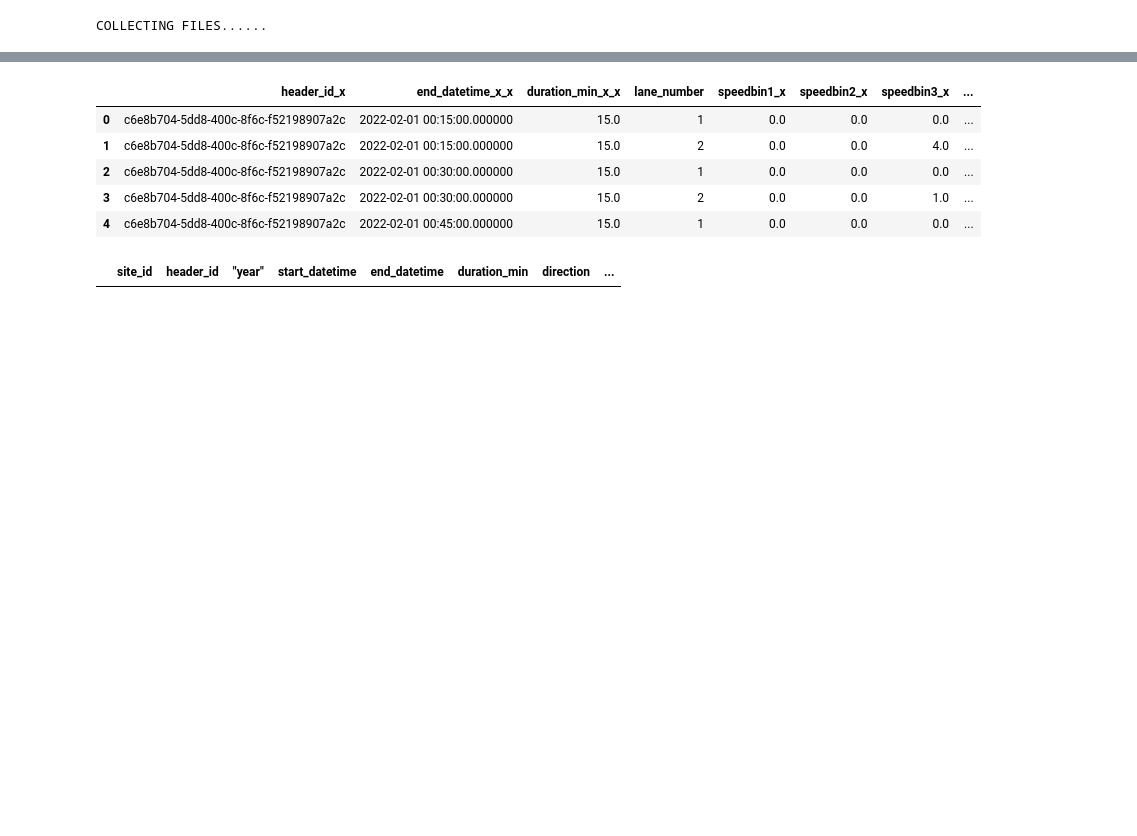
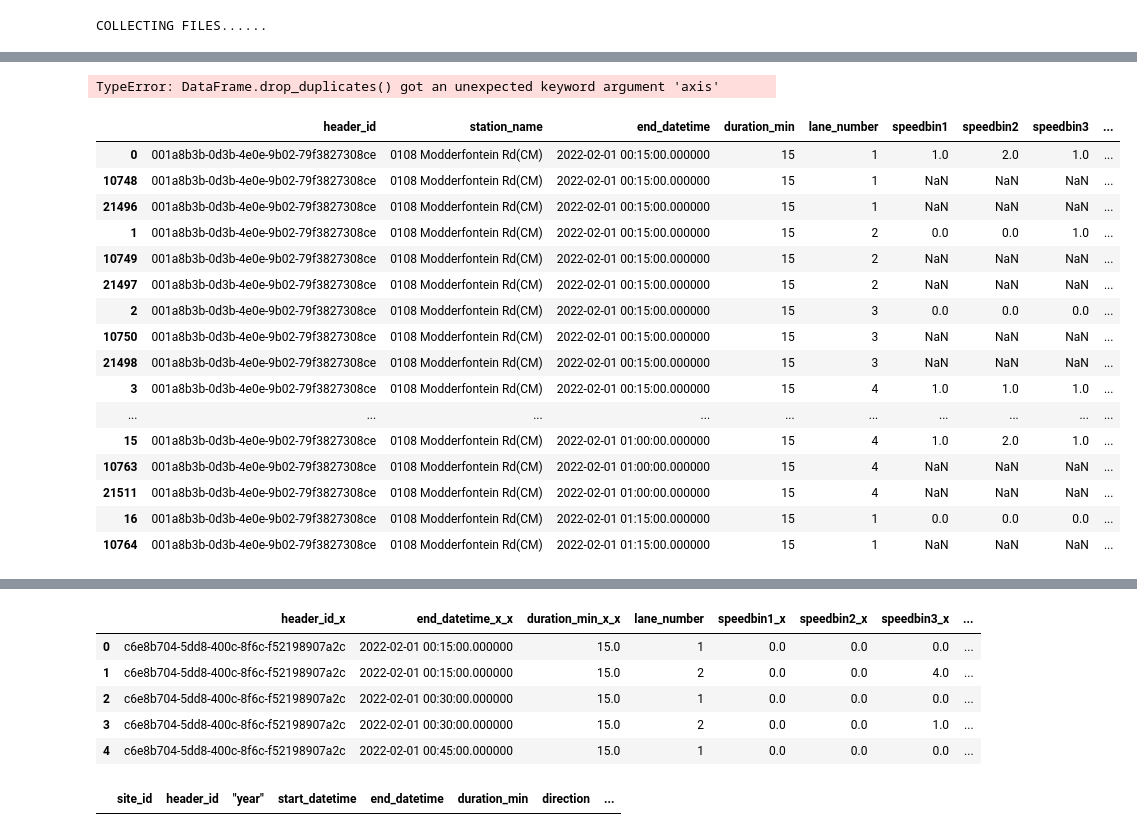
Before and after one commit to brandtosaurus/traffic_electronic_count_ETL, a Jupyter notebook: test.ipynb, the cells around one changed output, grey strips where cells are left out. Cells and saved outputs as stored; diff of their text form; code cells hidden in the pictures; blank space fills up the shorter version.

```diff
--- a/test.ipynb
+++ b/test.ipynb
@@ -127,2 +296,26 @@ data2 = pd.concat([data2.set_index(["site_id", "start_datetime", "lane_number"],
+# %%
+data2.drop_duplicates(axis=1)
+# %% [output]
+TypeError: DataFrame.drop_duplicates() got an unexpected keyword argument 'axis'
+# %%
+data2.sort_values(["site_id", "start_datetime", "lane_number"]).head(50)
+# %% [output]
+|  | header_id | station_name | end_datetime | duration_min | lane_number | speedbin1 | speedbin2 | speedbin3 | ... |
+| 0 | 001a8b3b-0d3b-4e0e-9b02-79f3827308ce | 0108 Modderfontein Rd(CM) | 2022-02-01 00:15:00.000000 | 15 | 1 | 1.0 | 2.0 | 1.0 | ... |
+| 10748 | 001a8b3b-0d3b-4e0e-9b02-79f3827308ce | 0108 Modderfontein Rd(CM) | 2022-02-01 00:15:00.000000 | 15 | 1 | NaN | NaN | NaN | ... |
+| 21496 | 001a8b3b-0d3b-4e0e-9b02-79f3827308ce | 0108 Modderfontein Rd(CM) | 2022-02-01 00:15:00.000000 | 15 | 1 | NaN | NaN | NaN | ... |
+| 1 | 001a8b3b-0d3b-4e0e-9b02-79f3827308ce | 0108 Modderfontein Rd(CM) | 2022-02-01 00:15:00.000000 | 15 | 2 | 0.0 | 0.0 | 1.0 | ... |
+| 10749 | 001a8b3b-0d3b-4e0e-9b02-79f3827308ce | 0108 Modderfontein Rd(CM) | 2022-02-01 00:15:00.000000 | 15 | 2 | NaN | NaN | NaN | ... |
+| 21497 | 001a8b3b-0d3b-4e0e-9b02-79f3827308ce | 0108 Modderfontein Rd(CM) | 2022-02-01 00:15:00.000000 | 15 | 2 | NaN | NaN | NaN | ... |
+| 2 | 001a8b3b-0d3b-4e0e-9b02-79f3827308ce | 0108 Modderfontein Rd(CM) | 2022-02-01 00:15:00.000000 | 15 | 3 | 0.0 | 0.0 | 0.0 | ... |
+| 10750 | 001a8b3b-0d3b-4e0e-9b02-79f3827308ce | 0108 Modderfontein Rd(CM) | 2022-02-01 00:15:00.000000 | 15 | 3 | NaN | NaN | NaN | ... |
+| 21498 | 001a8b3b-0d3b-4e0e-9b02-79f3827308ce | 0108 Modderfontein Rd(CM) | 2022-02-01 00:15:00.000000 | 15 | 3 | NaN | NaN | NaN | ... |
+| 3 | 001a8b3b-0d3b-4e0e-9b02-79f3827308ce | 0108 Modderfontein Rd(CM) | 2022-02-01 00:15:00.000000 | 15 | 4 | 1.0 | 1.0 | 1.0 | ... |
+| ... | ... | ... | ... | ... | ... | ... | ... | ... | ... |
+| 15 | 001a8b3b-0d3b-4e0e-9b02-79f3827308ce | 0108 Modderfontein Rd(CM) | 2022-02-01 01:00:00.000000 | 15 | 4 | 1.0 | 2.0 | 1.0 | ... |
+| 10763 | 001a8b3b-0d3b-4e0e-9b02-79f3827308ce | 0108 Modderfontein Rd(CM) | 2022-02-01 01:00:00.000000 | 15 | 4 | NaN | NaN | NaN | ... |
+| 21511 | 001a8b3b-0d3b-4e0e-9b02-79f3827308ce | 0108 Modderfontein Rd(CM) | 2022-02-01 01:00:00.000000 | 15 | 4 | NaN | NaN | NaN | ... |
+| 16 | 001a8b3b-0d3b-4e0e-9b02-79f3827308ce | 0108 Modderfontein Rd(CM) | 2022-02-01 01:15:00.000000 | 15 | 1 | 0.0 | 0.0 | 0.0 | ... |
+| 10764 | 001a8b3b-0d3b-4e0e-9b02-79f3827308ce | 0108 Modderfontein Rd(CM) | 2022-02-01 01:15:00.000000 | 15 | 1 | NaN | NaN | NaN | ... |
 # %%
 data2 = pd.concat([data2, D.dtype70], keys=["site_id", "start_datetime", "lane_number"], ignore_index=True)
```
Also changed, not shown: parts of 20 cells of this notebook, 4 other files.
